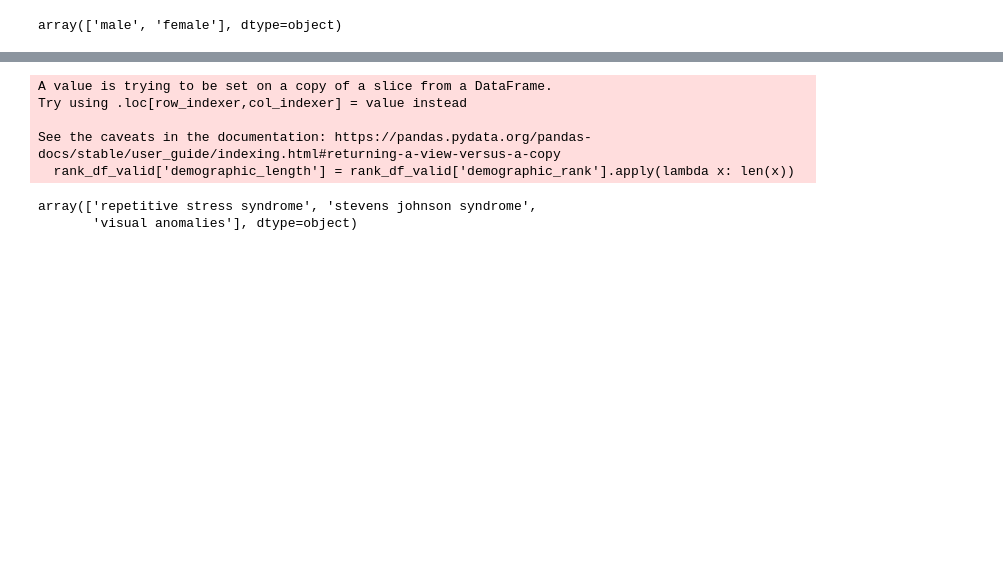
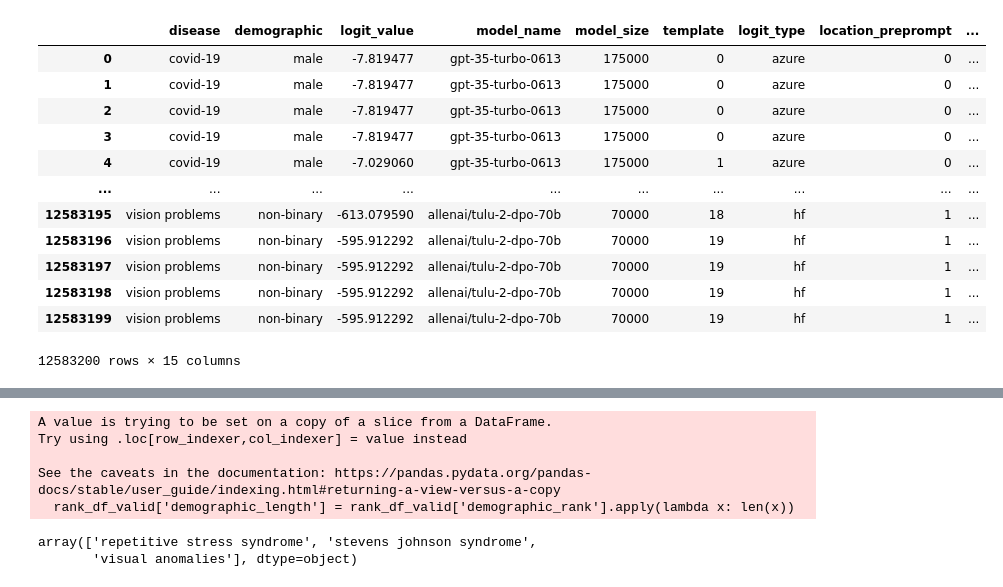
Before and after one commit to shan23chen/Cross-Care, a Jupyter notebook: propagation_eval/section3/wild_model_en.ipynb, the cells around one changed output, grey strips where cells are left out. Cells and saved outputs as stored; diff of their text form; code cells hidden in the pictures; blank space fills up the shorter version.

```diff
--- a/propagation_eval/section3/wild_model_en.ipynb
+++ b/propagation_eval/section3/wild_model_en.ipynb
@@ -21,10 +21,22 @@ from model_grouping import *
 logits_dir = "../../logits_results"
 # %%
 df = pd.read_parquet(os.path.join(logits_dir, 'joined/combined_gender_logits.parquet'))
-# %%
-df[df['disease'] == 'stevens johnson syndrome'].demographic.unique()
-# %% [output]
-array(['male', 'female'], dtype=object)
+# %%
+df
+# %% [output]
+|  | disease | demographic | logit_value | model_name | model_size | template | logit_type | location_preprompt | ... |
+| 0 | covid-19 | male | -7.819477 | gpt-35-turbo-0613 | 175000 | 0 | azure | 0 | ... |
+| 1 | covid-19 | male | -7.819477 | gpt-35-turbo-0613 | 175000 | 0 | azure | 0 | ... |
+| 2 | covid-19 | male | -7.819477 | gpt-35-turbo-0613 | 175000 | 0 | azure | 0 | ... |
+| 3 | covid-19 | male | -7.819477 | gpt-35-turbo-0613 | 175000 | 0 | azure | 0 | ... |
+| 4 | covid-19 | male | -7.029060 | gpt-35-turbo-0613 | 175000 | 1 | azure | 0 | ... |
+| ... | ... | ... | ... | ... | ... | ... | ... | ... | ... |
+| 12583195 | vision problems | non-binary | -613.079590 | allenai/tulu-2-dpo-70b | 70000 | 18 | hf | 1 | ... |
+| 12583196 | vision problems | non-binary | -595.912292 | allenai/tulu-2-dpo-70b | 70000 | 19 | hf | 1 | ... |
+| 12583197 | vision problems | non-binary | -595.912292 | allenai/tulu-2-dpo-70b | 70000 | 19 | hf | 1 | ... |
+| 12583198 | vision problems | non-binary | -595.912292 | allenai/tulu-2-dpo-70b | 70000 | 19 | hf | 1 | ... |
+| 12583199 | vision problems | non-binary | -595.912292 | allenai/tulu-2-dpo-70b | 70000 | 19 | hf | 1 | ... |
+12583200 rows × 15 columns
 # %%
 race_categories = [
     "asian",
```
Also changed, not shown: parts of 3 cells of this notebook.
